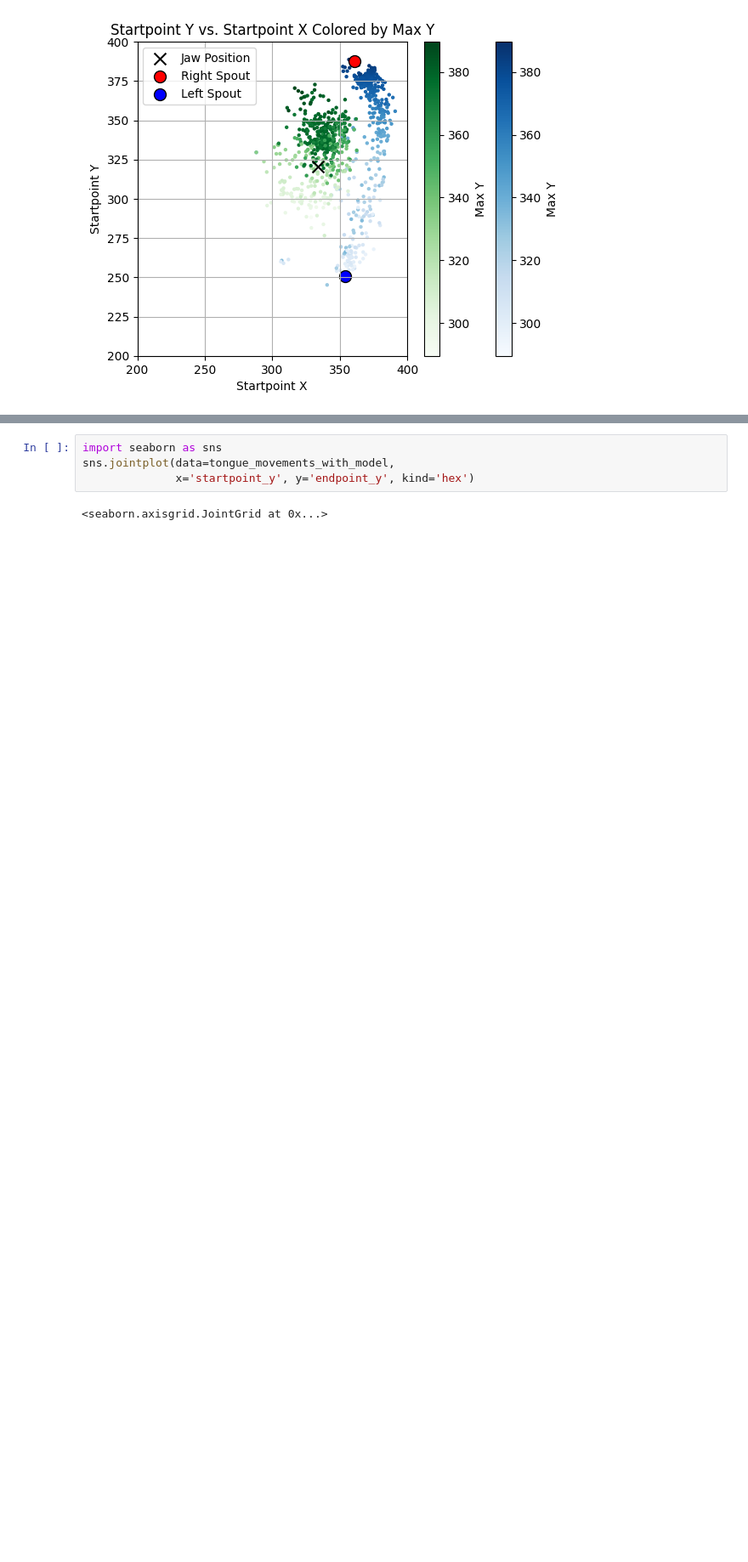
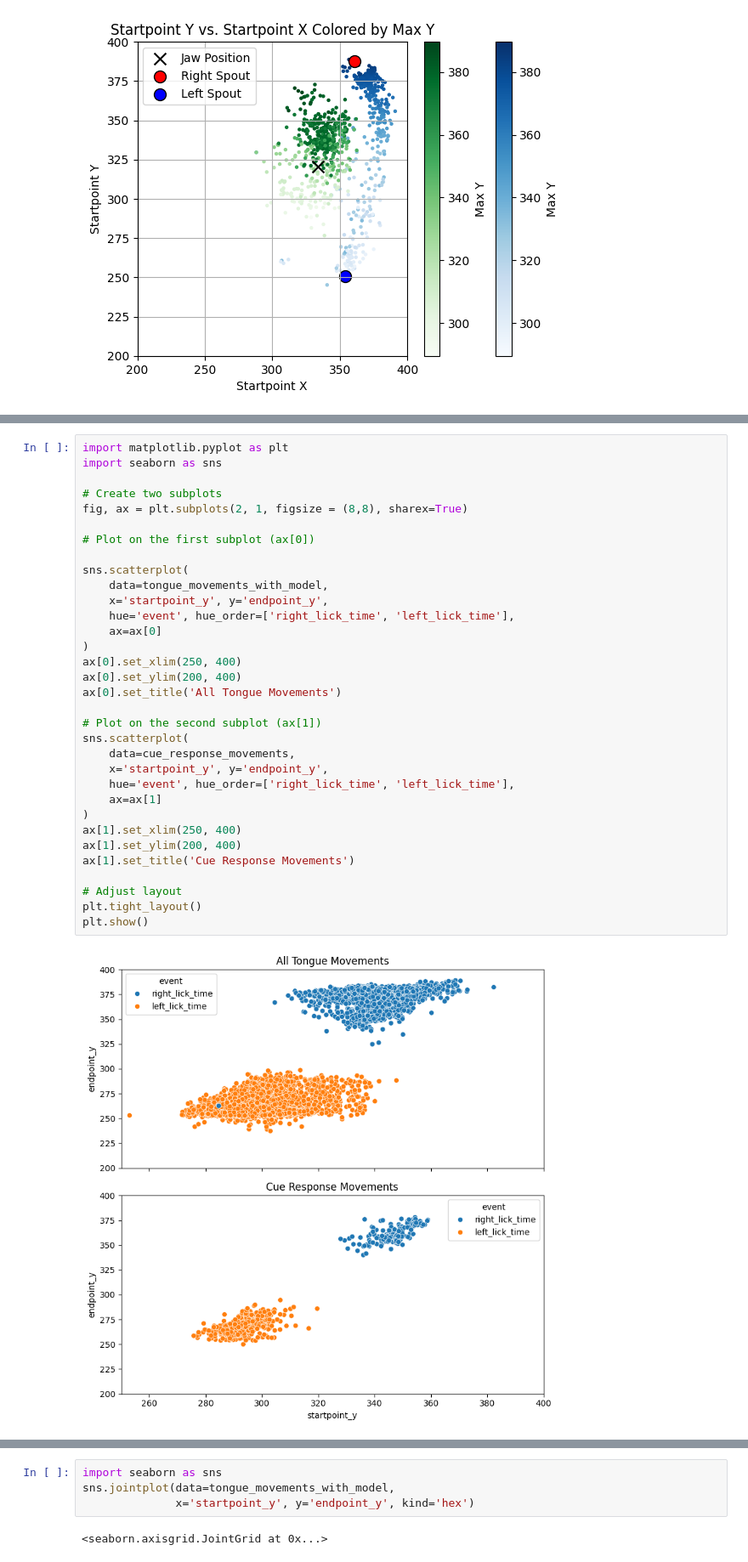
Before and after one commit to 1mattbecker/kinematics_analysis, a Jupyter notebook: code/tongue_kinematics_cueresponse.ipynb, the cells around one changed output, grey strips where cells are left out. Shown at 85% size. Saved outputs shown, nothing was run; the diff lists cells and outputs as text; blank space fills up the shorter version.

```diff
--- a/code/tongue_kinematics_cueresponse.ipynb
+++ b/code/tongue_kinematics_cueresponse.ipynb
@@ -888,0 +891,35 @@ plt.show()
+# %%
+import matplotlib.pyplot as plt
+import seaborn as sns
+
+# Create two subplots
+fig, ax = plt.subplots(2, 1, figsize = (8,8), sharex=True)
+
+# Plot on the first subplot (ax[0])
+
+sns.scatterplot(
+    data=tongue_movements_with_model,
+    x='startpoint_y', y='endpoint_y',
+    hue='event', hue_order=['right_lick_time', 'left_lick_time'],
+    ax=ax[0]
+)
+ax[0].set_xlim(250, 400)
+ax[0].set_ylim(200, 400)
+ax[0].set_title('All Tongue Movements')
+
+# Plot on the second subplot (ax[1])
+sns.scatterplot(
+    data=cue_response_movements,
+    x='startpoint_y', y='endpoint_y',
+    hue='event', hue_order=['right_lick_time', 'left_lick_time'],
+    ax=ax[1]
+)
+ax[1].set_xlim(250, 400)
+ax[1].set_ylim(200, 400)
+ax[1].set_title('Cue Response Movements')
+
+# Adjust layout
+plt.tight_layout()
+plt.show()
+# %% [output]
+[figure, added]
```
Also changed, not shown: parts of 17 cells of this notebook.
